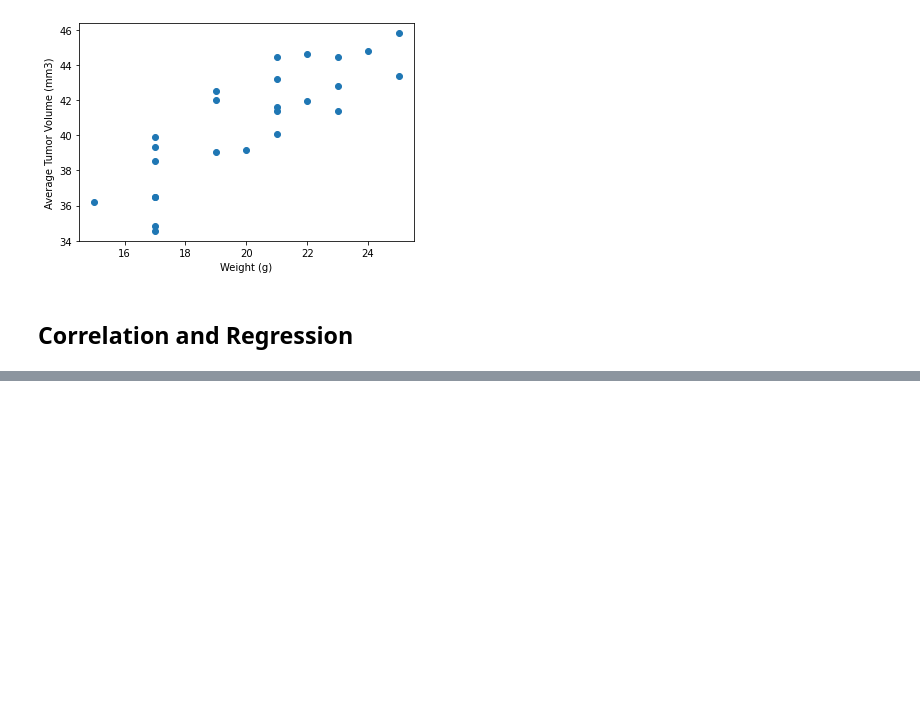
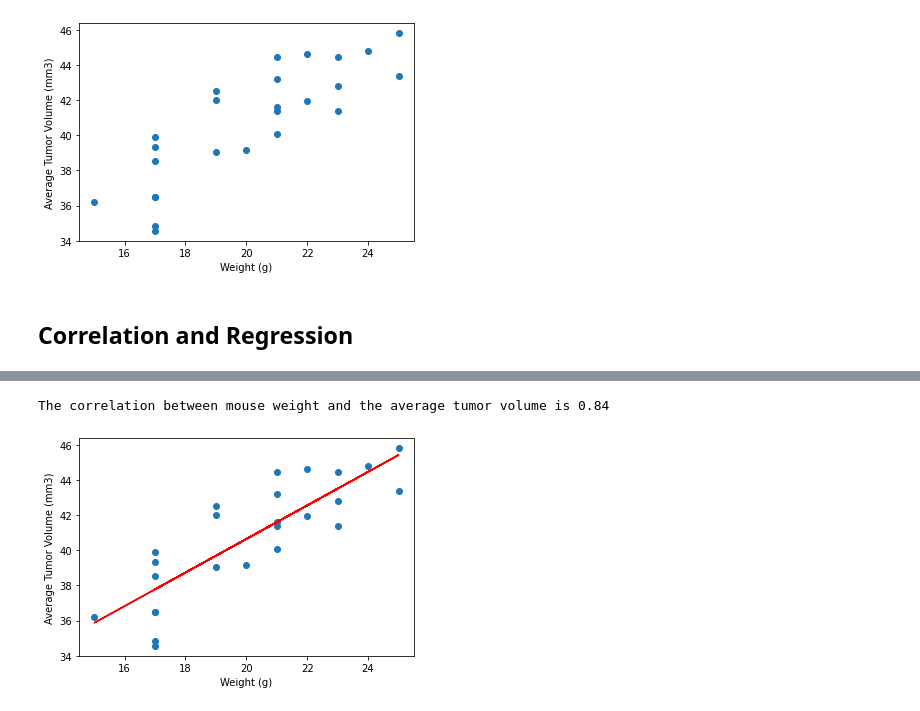
Before and after one commit to vertta/power-of-plots, a Jupyter notebook: Pymaceuticals/pymaceuticals_starter.ipynb, the cells around one changed output, grey strips where cells are left out. Drawn from its saved outputs; the diff is of its cells as text; code cells hidden in the pictures; blank space fills up the shorter version.

```diff
--- a/Pymaceuticals/pymaceuticals_starter.ipynb
+++ b/Pymaceuticals/pymaceuticals_starter.ipynb
@@ -193,6 +266,9 @@ plt.show()
 # %%
 # Generate a scatter plot of average tumor volume vs. mouse weight for the Capomulin regimen
-
+avgweightwCapomulin = capomulinData.groupby("Mouse ID").mean()
+plt.scatter(avgweightwCapomulin["Weight (g)"],avgweightwCapomulin["Tumor Volume (mm3)"])
+plt.xlabel("Weight (g)")
+plt.ylabel("Average Tumor Volume (mm3)")
 plt.show()
 # %% [output]
 [figure]
@@ -208,0 +277,26 @@ The correlation between mouse weight and the average tumor volume is 0.84
+# %%
+# Calculate the correlation coefficient and linear regression model
+# for mouse weight and average tumor volume for the Capomulin regimen
+correlation = round(st.pearsonr(avgweightwCapomulin["Weight (g)"],avgweightwCapomulin["Tumor Volume (mm3)"])[0],2)
+print(f"The correlation between mouse weight and the average tumor volume is {correlation:.2f}")
+
+
+model = st.linregress(avgweightwCapomulin["Weight (g)"],avgweightwCapomulin["Tumor Volume (mm3)"])
+#print(model)
+
+# generate yvalue for slope intercept equation y = mx + b
+yvalues = avgweightwCapomulin["Weight (g)"] * model[0] + model[1]
+avgweightwCapomulin = capomulinData.groupby("Mouse ID").mean()
+plt.scatter(avgweightwCapomulin["Weight (g)"],avgweightwCapomulin["Tumor Volume (mm3)"])
+plt.xlabel("Weight (g)")
+plt.ylabel("Average Tumor Volume (mm3)")
+
+
+
+
+# draw line with linear regression on scatter plot
+plt.plot(avgweightwCapomulin["Weight (g)"], yvalues, color = "red")
+plt.show()
+# %% [output]
+The correlation between mouse weight and the average tumor volume is 0.84
+[figure, added]
```
Also changed, not shown: parts of 18 cells of this notebook.
